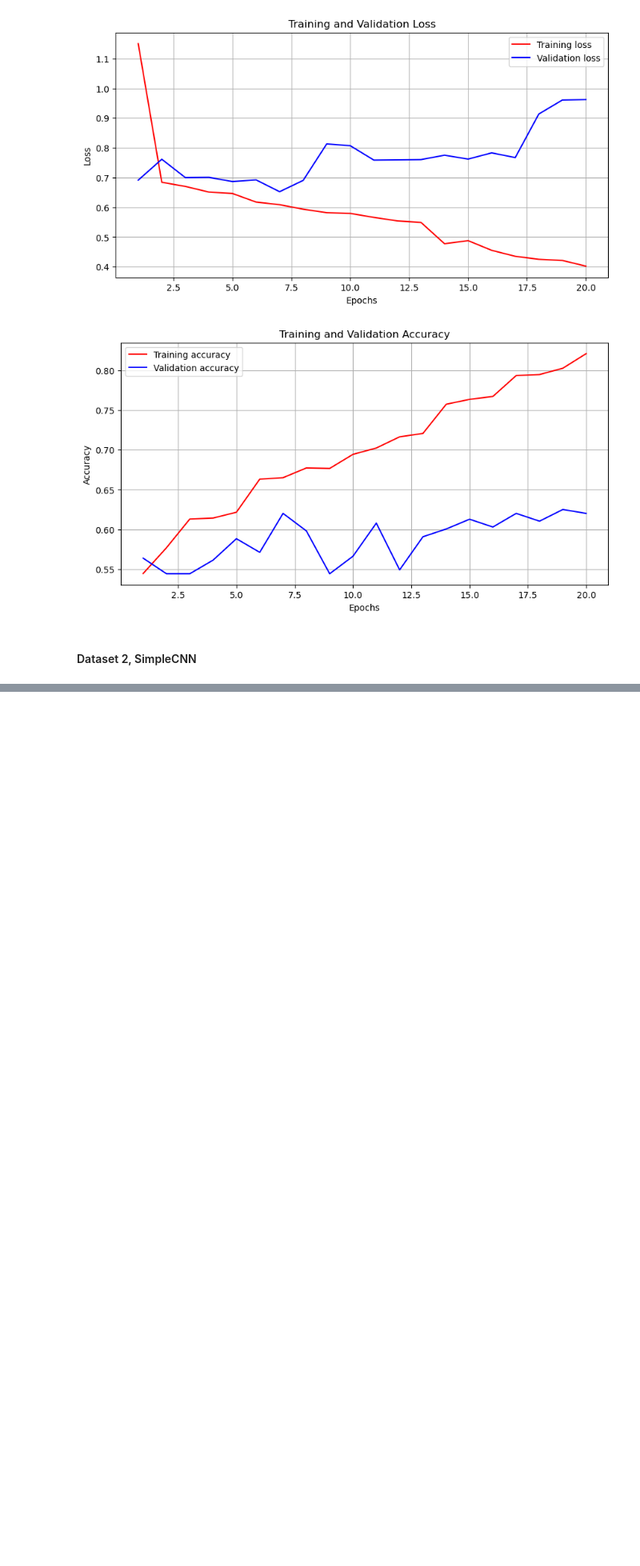
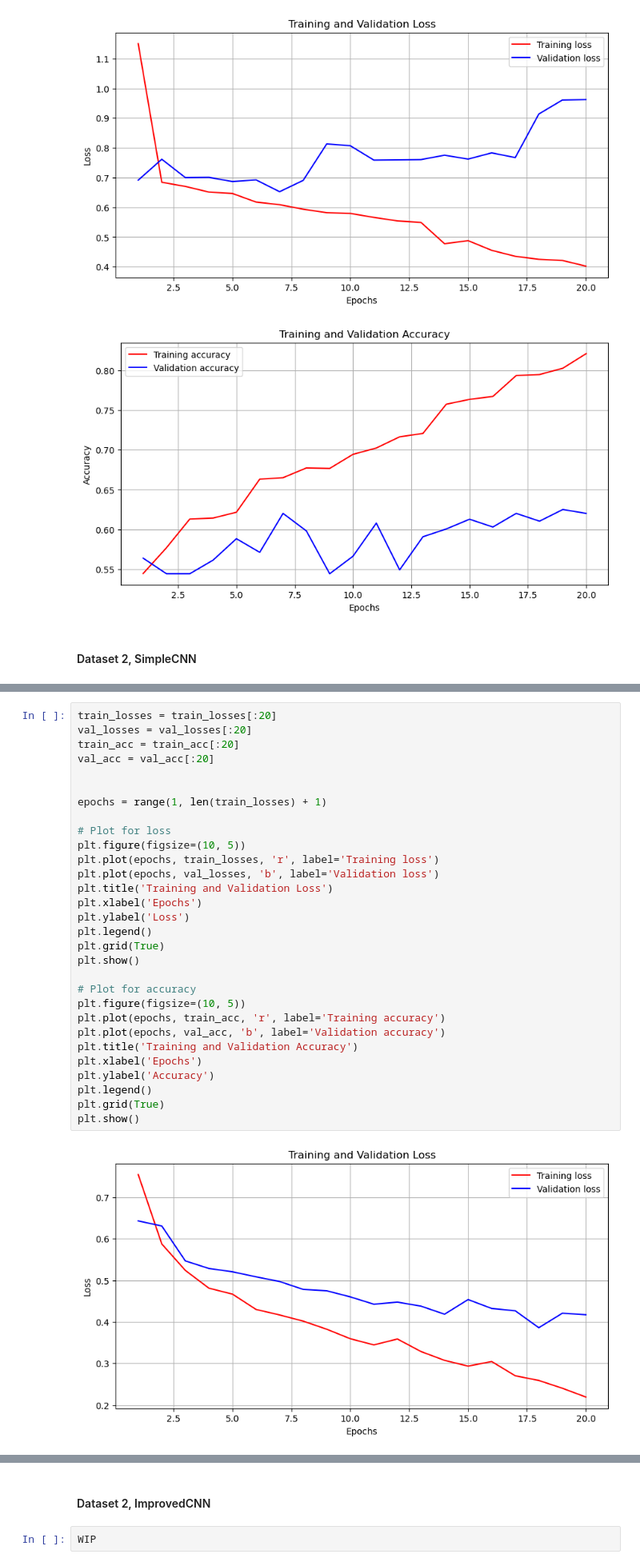
Before and after one commit to CoreSheep/23WS-CV3D-Fake-Face-Detection, a Jupyter notebook: main-WIP-P-v3.ipynb, the cells around one changed output, grey strips where cells are left out. Shown at 80% size. Cells and saved outputs as stored; diff of their text form; blank space fills up the shorter version.

Commit message:
adjust dataset processing and add a new training result with simpleCNN network.

```diff
--- a/main-WIP-P-v3.ipynb
+++ b/main-WIP-P-v3.ipynb
@@ -525,0 +574,32 @@ summary(model, (3, 96, 96))  # Example for images of size 96x96 with 3 channels
+# %%
+train_losses = train_losses[:20]
+val_losses = val_losses[:20]
+train_acc = train_acc[:20]
+val_acc = val_acc[:20]
+
+
+epochs = range(1, len(train_losses) + 1)
+
+# Plot for loss
+plt.figure(figsize=(10, 5))
+plt.plot(epochs, train_losses, 'r', label='Training loss')
+plt.plot(epochs, val_losses, 'b', label='Validation loss')
+plt.title('Training and Validation Loss')
+plt.xlabel('Epochs')
+plt.ylabel('Loss')
+plt.legend()
+plt.grid(True)
+plt.show()
+
+# Plot for accuracy
+plt.figure(figsize=(10, 5))
+plt.plot(epochs, train_acc, 'r', label='Training accuracy')
+plt.plot(epochs, val_acc, 'b', label='Validation accuracy')
+plt.title('Training and Validation Accuracy')
+plt.xlabel('Epochs')
+plt.ylabel('Accuracy')
+plt.legend()
+plt.grid(True)
+plt.show()
+# %% [output]
+[figure, added]
@@ -525,0 +607,4 @@ summary(model, (3, 96, 96))  # Example for images of size 96x96 with 3 channels
+# %% [markdown]
+#### Dataset 2, ImprovedCNN
+# %%
+WIP
```
Also changed, not shown: parts of 10 cells of this notebook.
